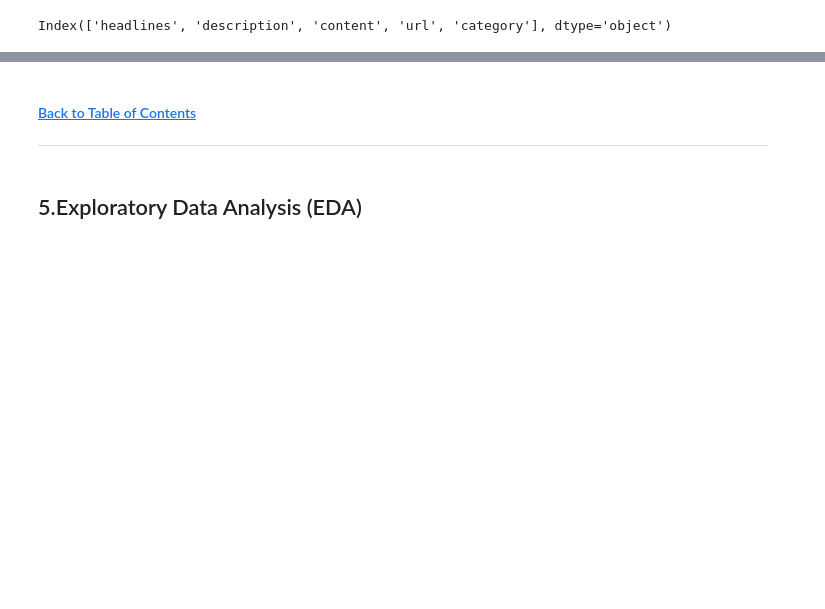
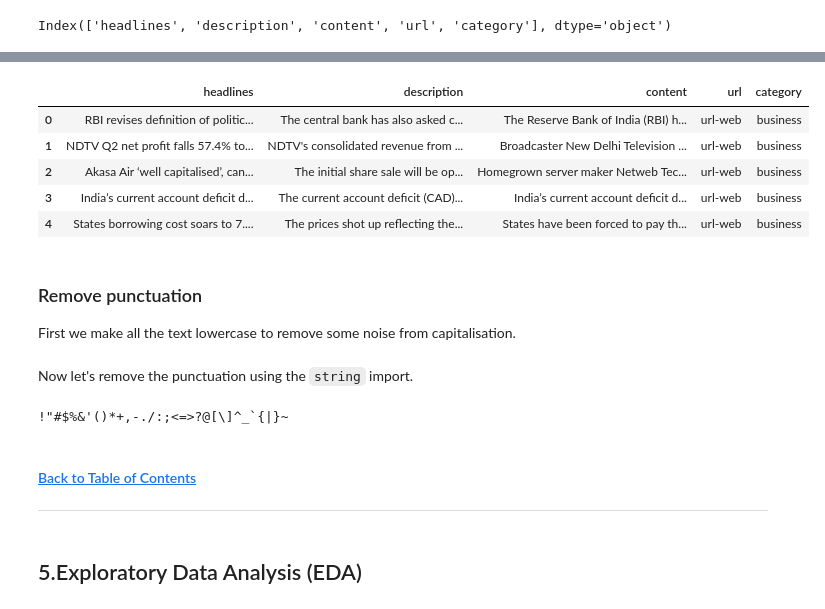
Before and after one commit to AmandaMokoena/2401FTDS_Classification_Project_0A4, a Jupyter notebook: Classification Project notebook.ipynb, the cells around one changed output, grey strips where cells are left out. Drawn from its saved outputs; the diff is of its cells as text; code cells hidden in the pictures; blank space fills up the shorter version.

```diff
--- a/Classification Project notebook.ipynb
+++ b/Classification Project notebook.ipynb
@@ -106,0 +169,33 @@ Index(['headlines', 'description', 'content', 'url', 'category'], dtype='object'
+# %%
+# Replace URLs in the 'description' column with a placeholder string
+pattern_url = r'http[s]?://(?:[A-Za-z]|[0-9]|[$-_@.&+]|[!*\(\),]|(?:%[0-9A-Fa-f][0-9A-Fa-f]))+'
+subs_url = r'url-web'
+train_df_copy['description'] = train_df_copy['description'].replace(to_replace = pattern_url, value = subs_url, regex = True)
+# %%
+# Replace URLs in the 'content' column with a placeholder string
+pattern_url = r'http[s]?://(?:[A-Za-z]|[0-9]|[$-_@.&+]|[!*\(\),]|(?:%[0-9A-Fa-f][0-9A-Fa-f]))+'
+subs_url = r'url-web'
+train_df_copy['content'] = train_df_copy['content'].replace(to_replace = pattern_url, value = subs_url, regex = True)
+# %%
+# Replace URLs in the 'url' column with a placeholder string
+pattern_url = r'http[s]?://(?:[A-Za-z]|[0-9]|[$-_@.&+]|[!*\(\),]|(?:%[0-9A-Fa-f][0-9A-Fa-f]))+'
+subs_url = r'url-web'
+train_df_copy['url'] = train_df_copy['url'].replace(to_replace = pattern_url, value = subs_url, regex = True)
+# %%
+# Replace URLs in the 'category' column with a placeholder string
+pattern_url = r'http[s]?://(?:[A-Za-z]|[0-9]|[$-_@.&+]|[!*\(\),]|(?:%[0-9A-Fa-f][0-9A-Fa-f]))+'
+subs_url = r'url-web'
+train_df_copy['category'] = train_df_copy['category'].replace(to_replace = pattern_url, value = subs_url, regex = True)
+# %%
+train_df_copy.head()
+# %% [output]
+|  | headlines | description | content | url | category |
+| 0 | RBI revises definition of politic... | The central bank has also asked c... | The Reserve Bank of India (RBI) h... | url-web | business |
+| 1 | NDTV Q2 net profit falls 57.4% to... | NDTV's consolidated revenue from ... | Broadcaster New Delhi Television ... | url-web | business |
+| 2 | Akasa Air ‘well capitalised’, can... | The initial share sale will be op... | Homegrown server maker Netweb Tec... | url-web | business |
+| 3 | India’s current account deficit d... | The current account deficit (CAD)... | India’s current account deficit d... | url-web | business |
+| 4 | States borrowing cost soars to 7.... | The prices shot up reflecting the... | States have been forced to pay th... | url-web | business |
+# %% [markdown]
+### Remove punctuation
+
+First we make all the text lowercase to remove some noise from capitalisation.
@@ -107,3 +208,9 @@ Index(['headlines', 'description', 'content', 'url', 'category'], dtype='object'
+# %% [markdown]
+Now let's remove the punctuation using the `string` import.
+# %%
+print(string.punctuation)
+# %% [output]
+!"#$%&'()*+,-./:;<=>?@[\]^_`{|}~
 # %% [markdown]
 #### <a href=#cont>Back to Table of Contents</a>
 
```
Also changed, not shown: parts of 14 cells of this notebook.
